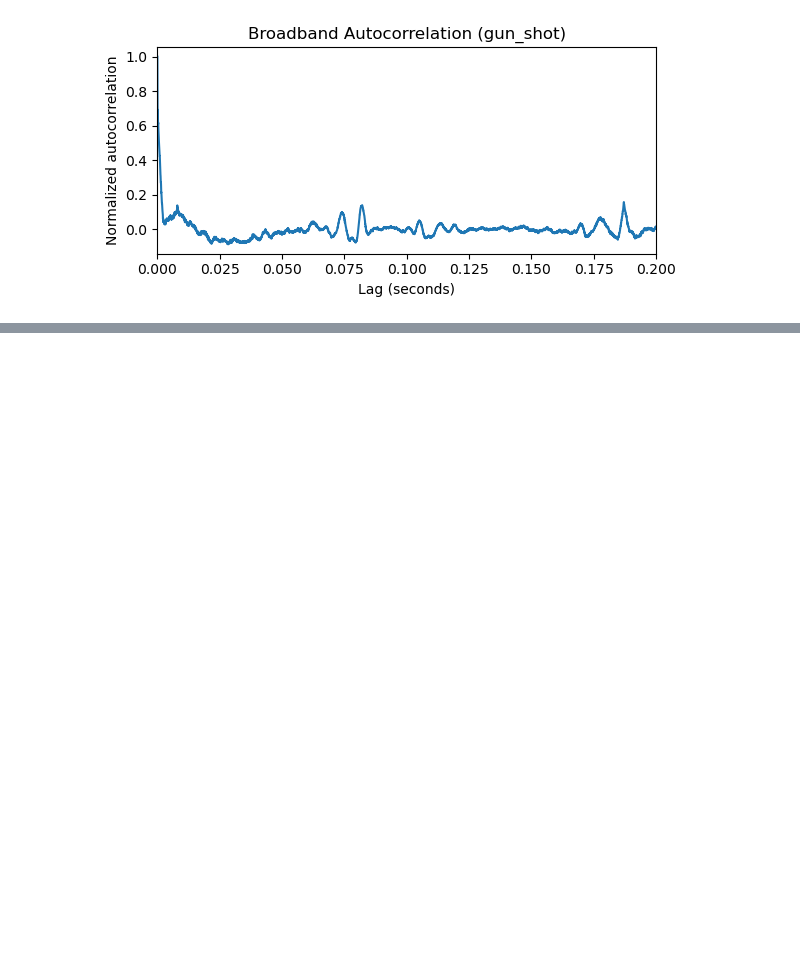
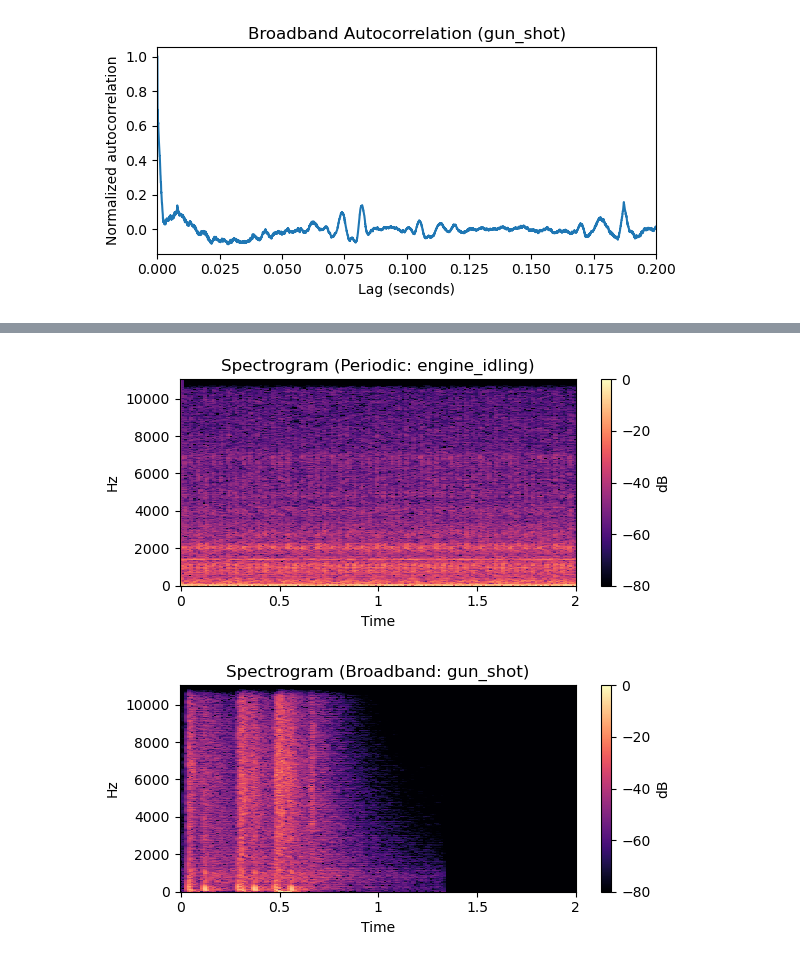
Before and after one commit to MrSavinK/SingalProcProj, a Jupyter notebook: final_report.ipynb, the cells around one changed output, grey strips where cells are left out. Drawn from its saved outputs; the diff is of its cells as text; code cells hidden in the pictures; blank space fills up the shorter version.

```diff
--- a/final_report.ipynb
+++ b/final_report.ipynb
@@ -356,0 +381,34 @@ plot_autocorr_example(broadband_example[0], SAMPLE_RATE,
+# %%
+import librosa.display
+
+def plot_spectrogram(x, sr, title):
+    S = librosa.stft(x, n_fft=1024, hop_length=256)
+    S_db = librosa.amplitude_to_db(np.abs(S), ref=np.max)
+
+    plt.figure(figsize=(6, 3))
+    librosa.display.specshow(
+        S_db,
+        sr=sr,
+        hop_length=256,
+        x_axis="time",
+        y_axis="hz"
+    )
+    plt.colorbar(label="dB")
+    plt.title(title)
+    plt.tight_layout()
+    plt.show()
+# %%
+plot_spectrogram(
+    periodic_example[0],
+    SAMPLE_RATE,
+    f"Spectrogram (Periodic: {periodic_example[1]})"
+)
+
+plot_spectrogram(
+    broadband_example[0],
+    SAMPLE_RATE,
+    f"Spectrogram (Broadband: {broadband_example[1]})"
+)
+# %% [output]
+[figure, added]
+[figure, added]
```
Also changed, not shown: parts of 14 cells of this notebook.
